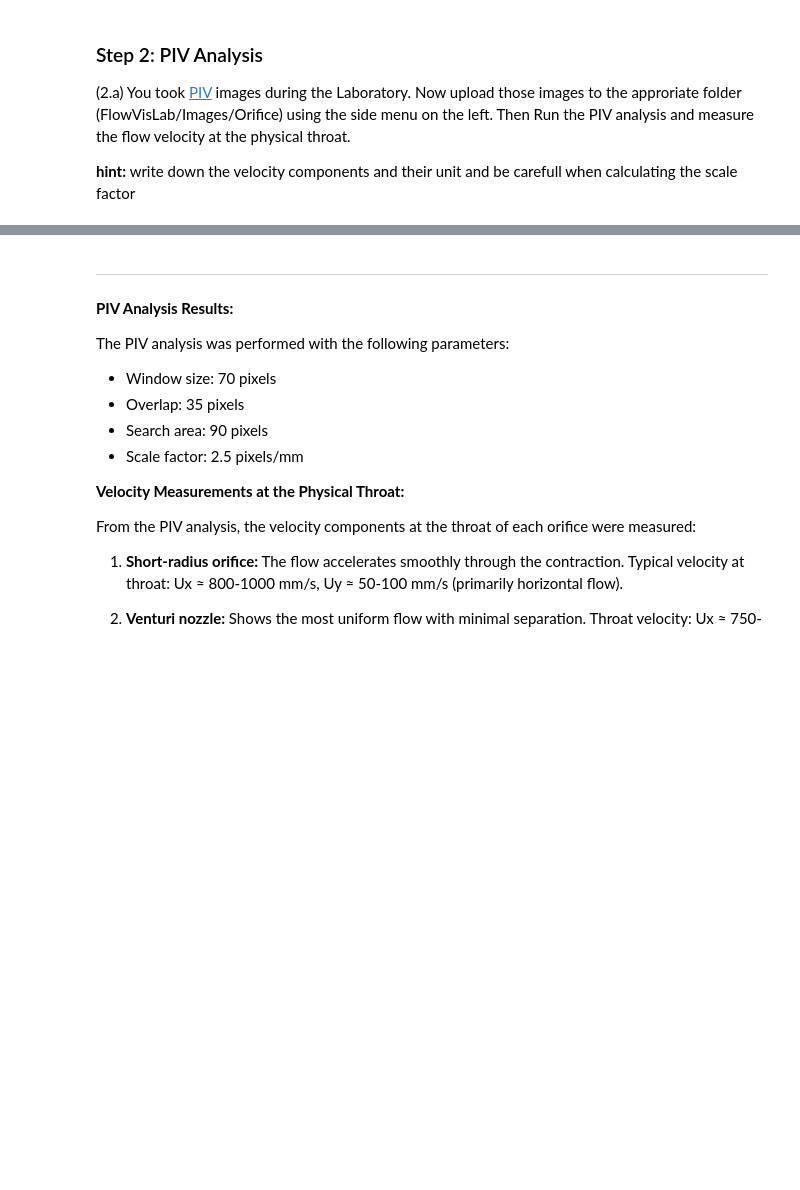
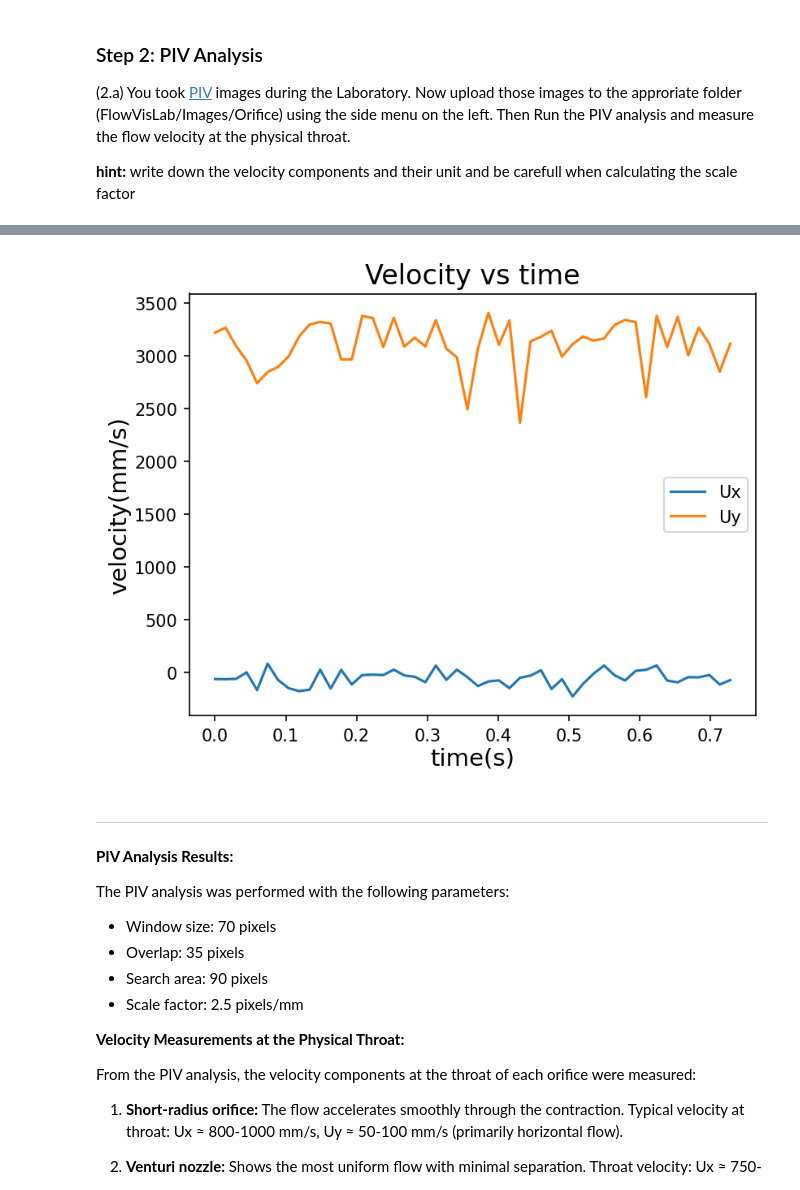
Before and after one commit to nelonmelons/ESC190, a Jupyter notebook: FlowVisLabForm_2024.ipynb, the cells around one changed output, grey strips where cells are left out. Drawn from its saved outputs; the diff is of its cells as text; code cells hidden in the pictures; blank space fills up the shorter version.

```diff
--- a/FlowVisLabForm_2024.ipynb
+++ b/FlowVisLabForm_2024.ipynb
@@ -236,36 +252,38 @@ NameError: name 'os' is not defined
 # %%
 # form inputs
 # @title Plot velocity vs time at a specific point: {"run":"auto","vertical-output":true,"display-mode":"form"}
-x_position = None #@param {type:"integer"}
-y_position = None #@param {type:"integer"}
+x_position = 150 #@param {type:"integer"}
+y_position = 100 #@param {type:"integer"}
 #@markdown Notes:
 
 #@markdown x_position and y_position are the x and y coordinates of the desired point in mm.
 
 from openpiv import tools
 import glob
 
 results = sorted(glob.glob(f'/content/FlowVisLab/Images/{region}/Analysis/frame*.dat'))
 x, y, *_ = tools.read_data(results[0])
 idx = np.abs(x[1,:] - x_position).argmin()
 idy = np.abs(y[:,1] - y_position).argmin()
 u1 = []
 v1 = []
 for i in range(len(results)):
     x, y, u, v, mask = tools.read_data(results[i])
     u1.append(u[idy,idx])
     v1.append(v[idy,idx])
 
 dt = 0.01486
 time = np.arange(0,len(results))*dt
 fig, ax = plt.subplots()
 l1, = ax.plot(time, u1)
 l2, = ax.plot(time, v1)
 ax.set_title('Velocity vs time', size=16)
 ax.legend((l1, l2), ('Ux', 'Uy'))
 plt.xlabel('time(s)', size=14, labelpad=2)
 grabtext = plt.ylabel('velocity(mm/s)', size=14, labelpad=2)
 # plt.tight_layout()
+# %% [output]
+[figure, added]
 # %% [markdown]
 ---
 **PIV Analysis Results:**
```
Also changed, not shown: parts of 7 cells of this notebook.
